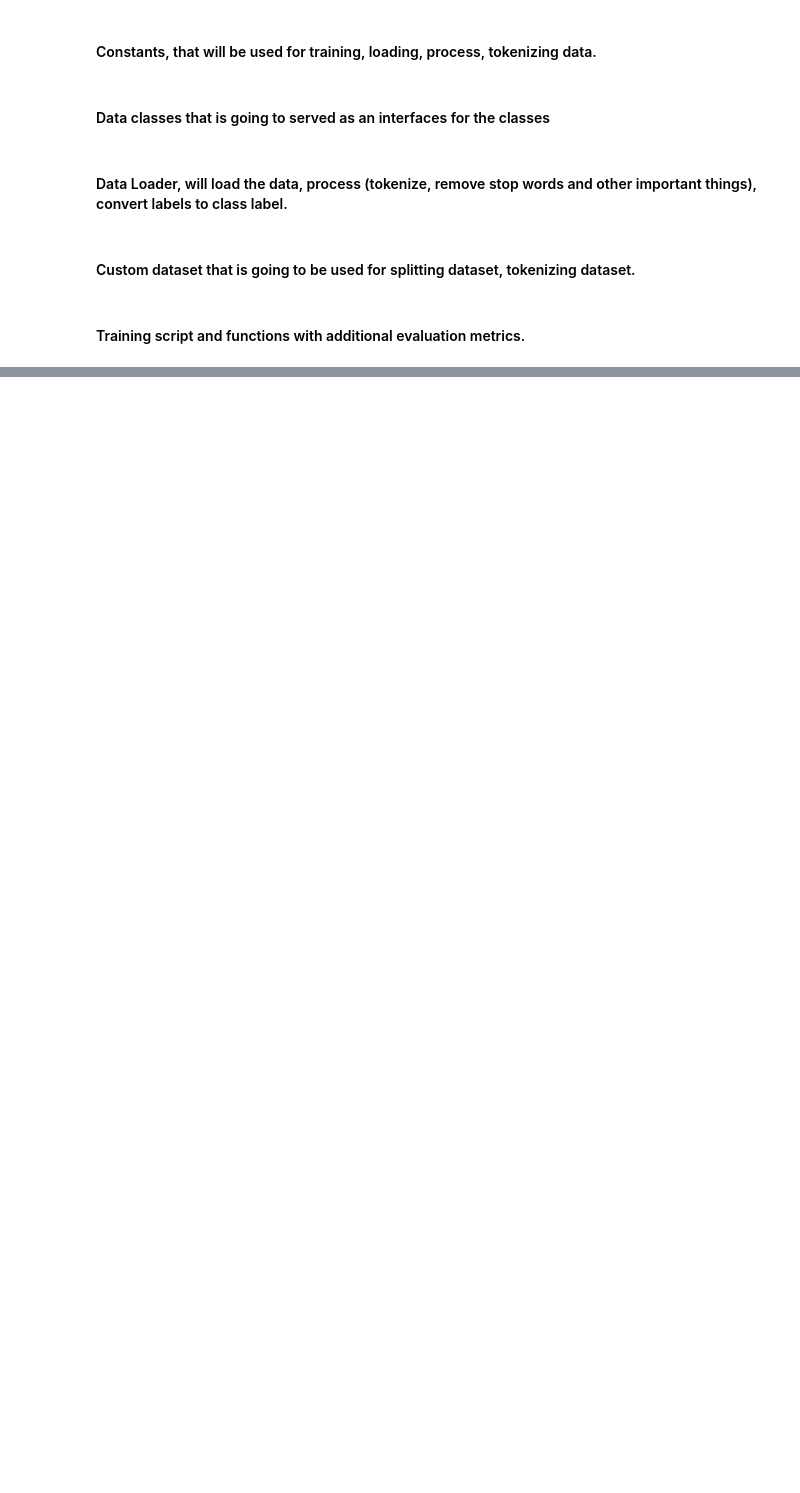
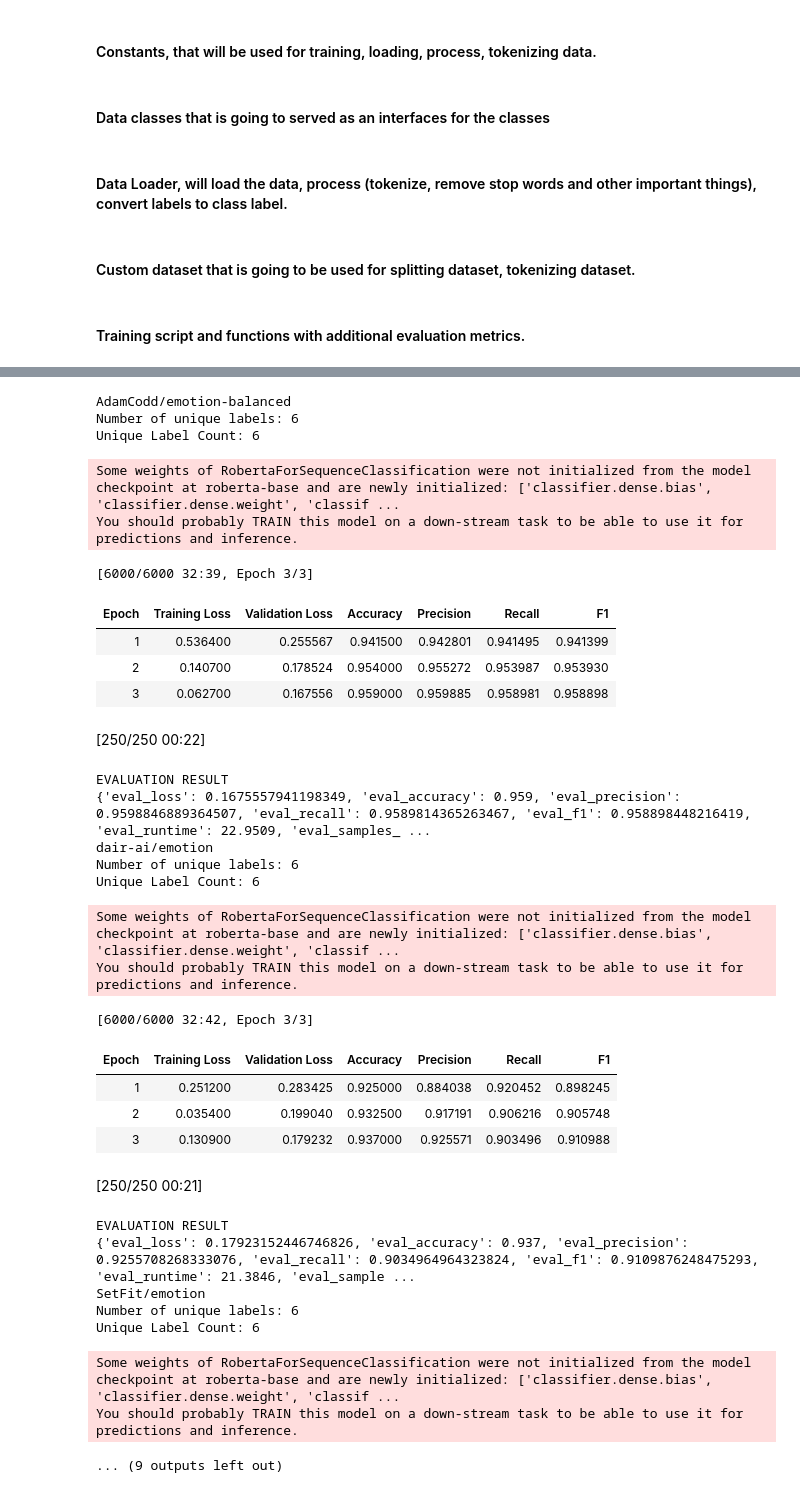
Before and after one commit to wllchrst/prethesis-experiments, a Jupyter notebook: Experiments/January17th/supervised_learning_experiments.ipynb, the cells around one changed output, grey strips where cells are left out. Drawn from its saved outputs; the diff is of its cells as text; code cells hidden in the pictures; blank space fills up the shorter version.

```diff
--- a/Experiments/January17th/supervised_learning_experiments.ipynb
+++ b/Experiments/January17th/supervised_learning_experiments.ipynb
@@ -33,6 +61,8 @@ True
 #### Constants, that will be used for training, loading, process, tokenizing data.
 # %%
 DISTIL_BERT = "distilbert-base-uncased"
+ROBERTA_BASE = "roberta-base"
+XLM_ROBERTA_BASE = "xlm-roberta-base"
 
 DATASETS_LINKS: list[str] = [
     'AdamCodd/emotion-balanced',
@@ -421,0 +470,29 @@ KeyboardInterrupt:
+# %%
+roberta_dataset: list[CustomDataset] = []
+
+for dataset_link in DATASETS_LINKS:
+    print(dataset_link)
+    print('')
+
+    loader_settings = DataLoaderSettings(
+        dataset_link=dataset_link,
+        keys=['train', 'validation', 'test'],
+        label_col='label',
+        text_col='text'
+    )
+
+    loader = DataLoader(loader_settings=loader_settings)
+    print(loader.dataset[0])
+
+    dataset_settings = DatasetSettings(
+        tokenizer_link=ROBERTA_BASE,
+        label_col='label',
+        text_col='text'
+    )
+
+    dataset = CustomDataset(
+        data_loader=loader,
+        dataset_settings=dataset_settings
+    )
+
+    roberta_dataset.append(dataset)
@@ -421,0 +539,42 @@ KeyboardInterrupt:
+# %%
+for idx in range(len(roberta_dataset)):
+    print(DATASETS_LINKS[idx])
+
+    training_information = TrainingInformation(
+        pretrained_model=ROBERTA_BASE
+    )
+
+    train_model(roberta_dataset[idx], training_information=training_information)
+# %% [output]
+AdamCodd/emotion-balanced
+Number of unique labels: 6
+Unique Label Count: 6
+Some weights of RobertaForSequenceClassification were not initialized from the model checkpoint at roberta-base and are newly initialized: ['classifier.dense.bias', 'classifier.dense.weight', 'classif ...
+You should probably TRAIN this model on a down-stream task to be able to use it for predictions and inference.
+[6000/6000 32:39, Epoch 3/3]
+| Epoch | Training Loss | Validation Loss | Accuracy | Precision | Recall | F1 |
+| 1 | 0.536400 | 0.255567 | 0.941500 | 0.942801 | 0.941495 | 0.941399 |
+| 2 | 0.140700 | 0.178524 | 0.954000 | 0.955272 | 0.953987 | 0.953930 |
+| 3 | 0.062700 | 0.167556 | 0.959000 | 0.959885 | 0.958981 | 0.958898 |
+[250/250 00:22]
+EVALUATION RESULT
+{'eval_loss': 0.1675557941198349, 'eval_accuracy': 0.959, 'eval_precision': 0.9598846889364507, 'eval_recall': 0.9589814365263467, 'eval_f1': 0.958898448216419, 'eval_runtime': 22.9509, 'eval_samples_ ...
+dair-ai/emotion
+Number of unique labels: 6
+Unique Label Count: 6
+Some weights of RobertaForSequenceClassification were not initialized from the model checkpoint at roberta-base and are newly initialized: ['classifier.dense.bias', 'classifier.dense.weight', 'classif ...
+You should probably TRAIN this model on a down-stream task to be able to use it for predictions and inference.
+[6000/6000 32:42, Epoch 3/3]
+| Epoch | Training Loss | Validation Loss | Accuracy | Precision | Recall | F1 |
+| 1 | 0.251200 | 0.283425 | 0.925000 | 0.884038 | 0.920452 | 0.898245 |
+| 2 | 0.035400 | 0.199040 | 0.932500 | 0.917191 | 0.906216 | 0.905748 |
+| 3 | 0.130900 | 0.179232 | 0.937000 | 0.925571 | 0.903496 | 0.910988 |
+[250/250 00:21]
+EVALUATION RESULT
+{'eval_loss': 0.17923152446746826, 'eval_accuracy': 0.937, 'eval_precision': 0.9255708268333076, 'eval_recall': 0.9034964964323824, 'eval_f1': 0.9109876248475293, 'eval_runtime': 21.3846, 'eval_sample ...
+SetFit/emotion
+Number of unique labels: 6
+Unique Label Count: 6
+Some weights of RobertaForSequenceClassification were not initialized from the model checkpoint at roberta-base and are newly initialized: ['classifier.dense.bias', 'classifier.dense.weight', 'classif ...
+You should probably TRAIN this model on a down-stream task to be able to use it for predictions and inference.
+... (9 outputs left out)
```
Also changed, not shown: parts of 15 cells of this notebook.
